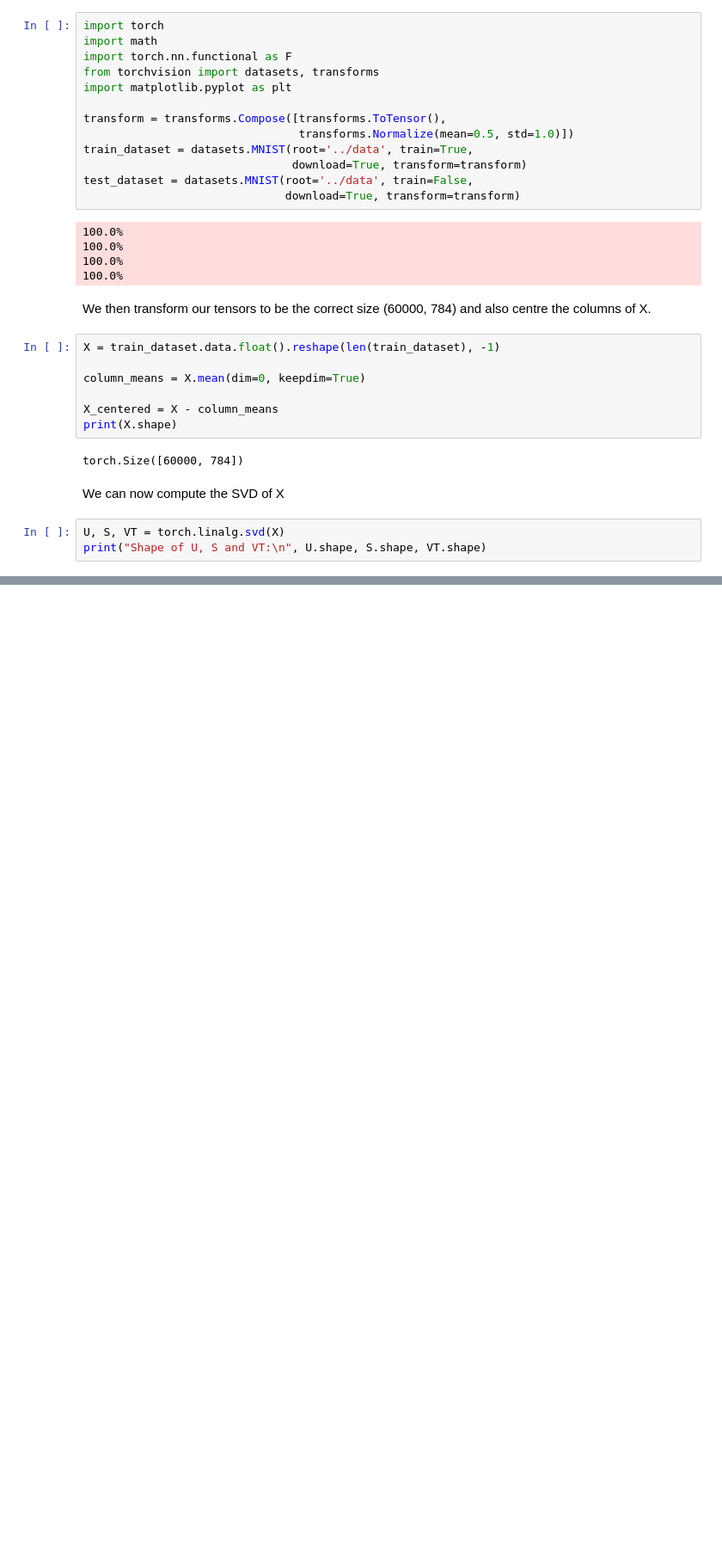
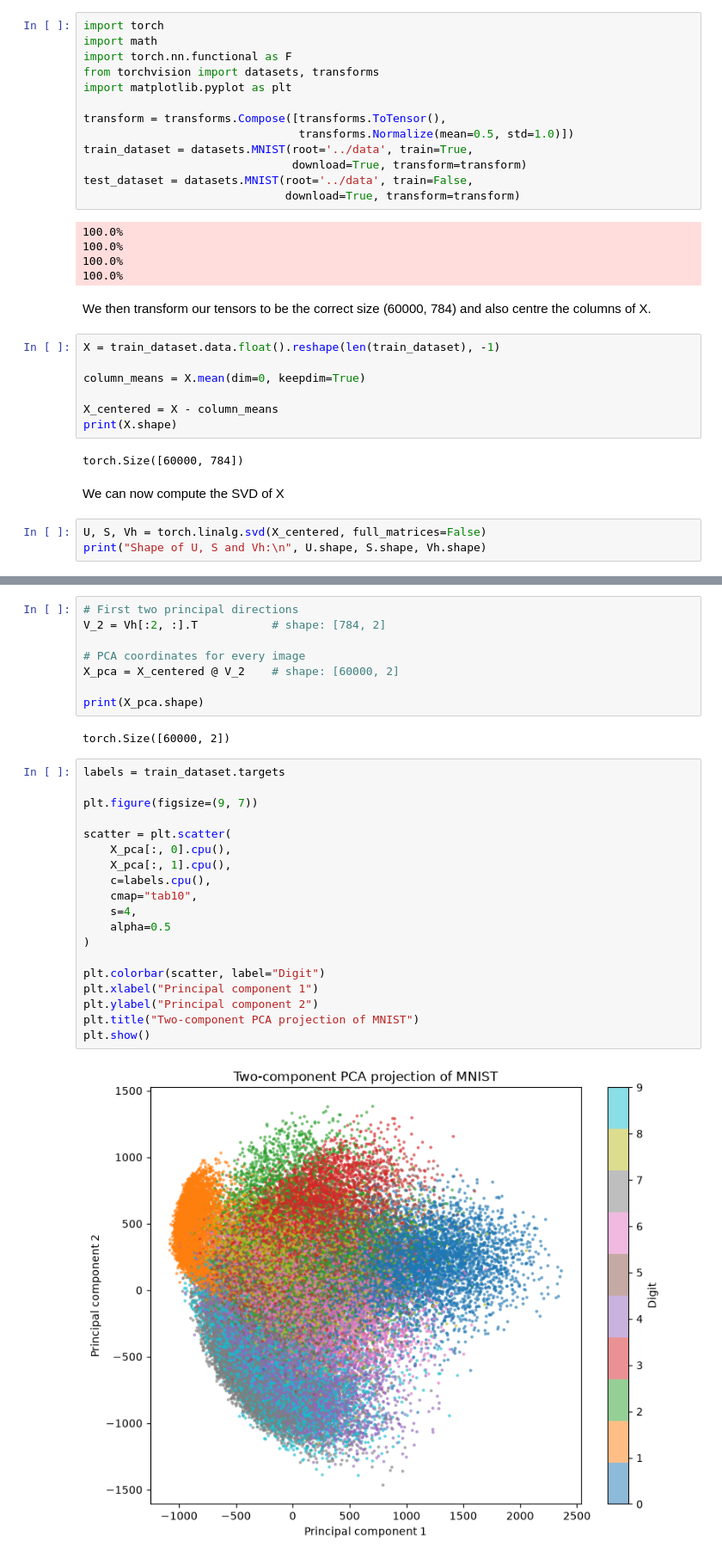
Before and after one commit to Otto-gits/Maths-of-AI, a Jupyter notebook: pca_example.ipynb, the cells around one changed output, grey strips where cells are left out. Shown at 86% size. Drawn from its saved outputs; the diff is of its cells as text; blank space fills up the shorter version.

Commit message:
Plot made

```diff
--- a/pca_example.ipynb
+++ b/pca_example.ipynb
@@ -35,6 +35,6 @@ torch.Size([60000, 784])
 # %% [markdown]
 We can now compute the SVD of X
 # %%
-U, S, VT = torch.linalg.svd(X)
-print("Shape of U, S and VT:\n", U.shape, S.shape, VT.shape)
+U, S, Vh = torch.linalg.svd(X_centered, full_matrices=False)
+print("Shape of U, S and Vh:\n", U.shape, S.shape, Vh.shape)
 # %% [output]
@@ -42,0 +43,31 @@ Shape of U, S and VT:
+# %%
+# First two principal directions
+V_2 = Vh[:2, :].T           # shape: [784, 2]
+
+# PCA coordinates for every image
+X_pca = X_centered @ V_2    # shape: [60000, 2]
+
+print(X_pca.shape)
+# %% [output]
+torch.Size([60000, 2])
+# %%
+labels = train_dataset.targets
+
+plt.figure(figsize=(9, 7))
+
+scatter = plt.scatter(
+    X_pca[:, 0].cpu(),
+    X_pca[:, 1].cpu(),
+    c=labels.cpu(),
+    cmap="tab10",
+    s=4,
+    alpha=0.5
+)
+
+plt.colorbar(scatter, label="Digit")
+plt.xlabel("Principal component 1")
+plt.ylabel("Principal component 2")
+plt.title("Two-component PCA projection of MNIST")
+plt.show()
+# %% [output]
+[figure, added]
```
Also changed, not shown: parts of 1 cell of this notebook.
